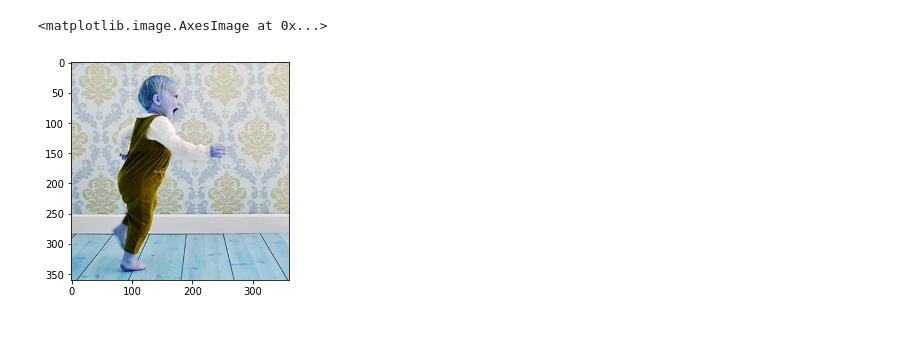
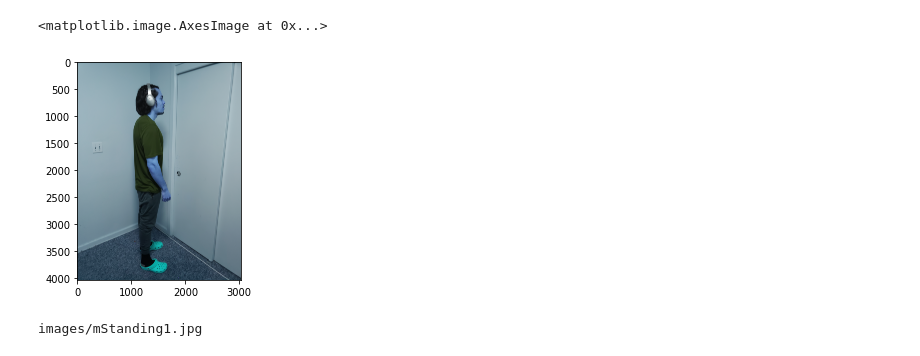
Before and after one commit to augutierrez/MLFitness, a Jupyter notebook: MLF.ipynb, the cells around one changed output. Cells and saved outputs as stored; diff of their text form; code cells hidden in the pictures.

```diff
--- a/MLF.ipynb
+++ b/MLF.ipynb
@@ -1,14 +1,14 @@
 # %%
 import cv2
 import matplotlib.pyplot as plt
 # read the image in
-photo=cv2.imread("single.jpg")
+photo=cv2.imread("images/mStanding1.jpg")
 #lET US SEE THE SHAPE OF THE IMAGE.
-#print(photo.shape)
+#print(photo.shape)|
 plt.imshow(photo)
 # %% [output]
 <matplotlib.image.AxesImage at 0x...>
-[figure, old version]
+[figure, new version]
 # %%
 import pandas as pd
 import time
@@ -24,7 +24,7 @@ from keras.utils import np_utils
 from skimage.transform import resize   # for resizing images
 
 # Specify the paths for the 2 files
-protoFile = "openpose-master/models/pose/mpi/pose_deploy_linevec_faster_4_stages.prototxt"
+protoFile = "openpose-master/models/pose/mpi/pose_deploy_linevec.prototxt"
 weightsFile = "openpose-master/models/pose/mpi/pose_iter_160000.caffemodel"
 nPoints = 15
 POSE_PAIRS = [[0,1], [1,2], [2,3], [3,4], [1,5], [5,6], [6,7], [1,14], [14,8], [8,9], [9,10], [14,11], [11,12], [12,13] ]
@@ -33,5 +33,9 @@ POSE_PAIRS = [[0,1], [1,2], [2,3], [3,4], [1,5], [5,6], [6,7], [1,14], [14,8], [
 
 # Read the network into Memory
 net = cv2.dnn.readNetFromCaffe(protoFile, weightsFile)
+usrimg = r"images/mStanding1.jpg"
+print(usrimg)
+# %% [output]
+images/mStanding1.jpg
 # %%
 # Read image
```
Also changed, not shown: parts of 6 cells of this notebook, 13 other files.
